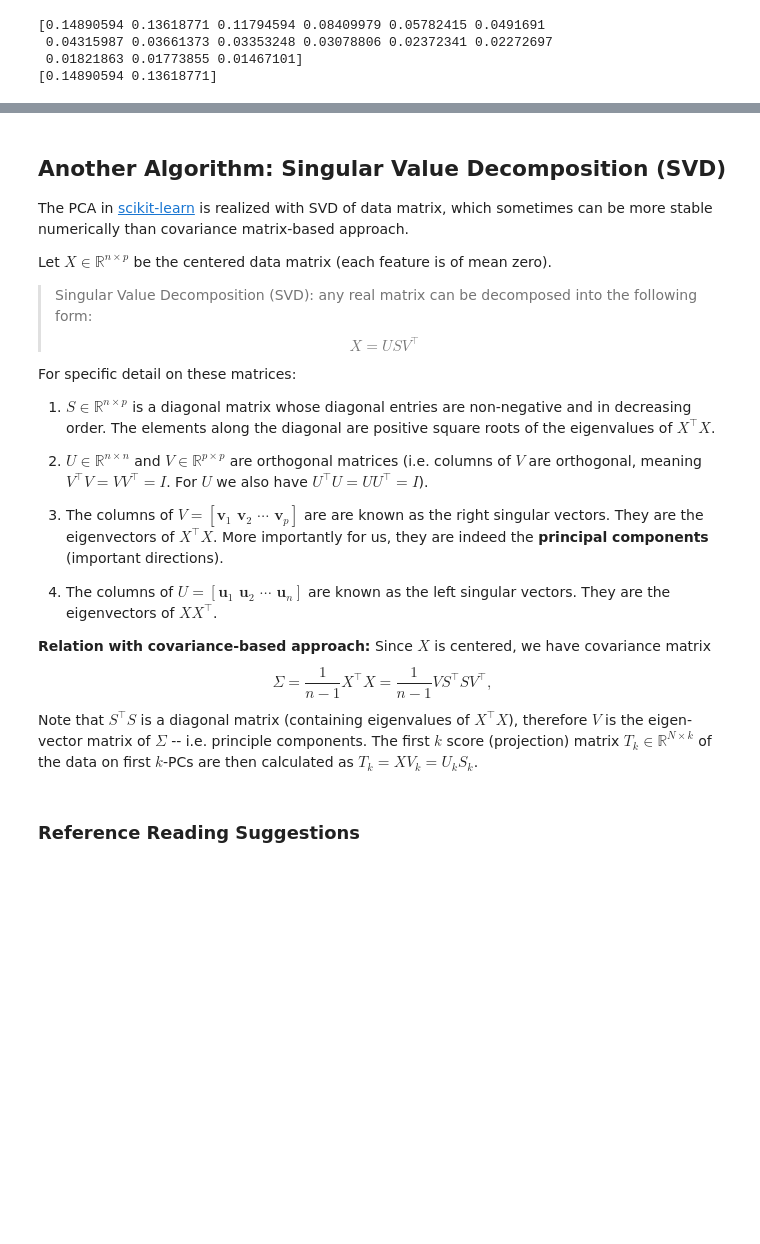
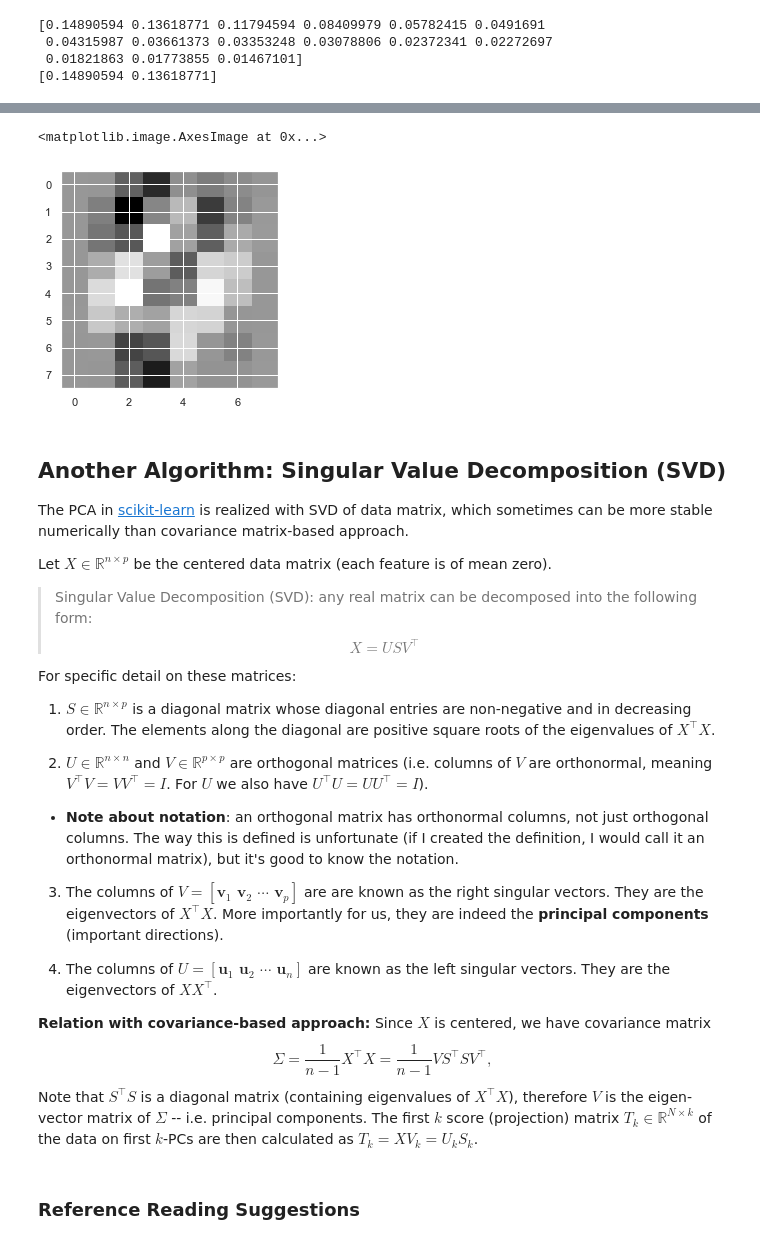
Before and after one commit to smithla-math/UCI_MATH_10, a Jupyter notebook: sections/sec_13/section_13.ipynb, the cells around one changed output, grey strips where cells are left out. Drawn from its saved outputs; the diff is of its cells as text; code cells hidden in the pictures; blank space fills up the shorter version.

```diff
--- a/sections/sec_13/section_13.ipynb
+++ b/sections/sec_13/section_13.ipynb
@@ -205,3 +206,10 @@ print(X_pca[i,:],y[i])
+# %%
+X_approx = np.matmul(X_pca,pca.principal_components.T) #This is how the first 15 principal components approximate our image.
+
+plt.imshow(X_approx[i,:].reshape(8,8),cmap=plt.cm.gray)
+# %% [output]
+<matplotlib.image.AxesImage at 0x...>
+[figure, added]
 # %% [markdown]
 ## Another Algorithm: Singular Value Decomposition (SVD)
 
@@ -215,8 +223,8 @@ Let $X\in \mathbb{R}^{n\times p}$ be the centered data matrix (each feature is o
 For specific detail on these matrices:
 1. $S\in \mathbb{R}^{n\times p}$ is a diagonal matrix whose diagonal entries are non-negative and in decreasing order. The elements along the diagonal are positive square roots of the eigenvalues of $X^{\top}X$.
 
-2. $U\in \mathbb{R}^{n\times n}$ and $V\in \mathbb{R}^{p\times p}$ are orthogonal matrices (i.e. columns of $V$ are orthogonal, meaning $V^{\top}V = VV^{\top} = I$.  For $U$ we also have $U^{\top}U = UU^{\top} = I$).
-
+2. $U\in \mathbb{R}^{n\times n}$ and $V\in \mathbb{R}^{p\times p}$ are orthogonal matrices (i.e. columns of $V$ are orthonormal, meaning $V^{\top}V = VV^{\top} = I$.  For $U$ we also have $U^{\top}U = UU^{\top} = I$).
+  - **Note about notation**: an orthogonal matrix has orthonormal columns, not just orthogonal columns. The way this is defined is unfortunate (if I created the definition, I would call it an orthonormal matrix), but it's good to know the notation.
 3. The columns of $V= [\mathbf{v}_1\, \, \mathbf{v}_2 \, \, \cdots \, \, \mathbf{v}_p]$ are are known as the right singular vectors. They are the eigenvectors of $X^{\top}X$. More importantly for us, they are indeed the **principal components** (important directions).
 
 4. The columns of $U = [\mathbf{u}_1 \, \, \mathbf{u}_2 \, \, \cdots \, \, \mathbf{u}_n]$ are known as the left singular vectors. They are the eigenvectors of $XX^{\top}$.
@@ -224,7 +232,7 @@ For specific detail on these matrices:
 **Relation with covariance-based approach:**
 Since $X$ is centered, we have covariance matrix $$\Sigma = \frac{1}{n-1}X^{\top}X=\frac{1}{n-1}V S^{\top}SV^{\top},$$
 
-Note that $S^{\top}S$ is a diagonal matrix (containing eigenvalues of $X^{\top}X$), therefore $V$ is the eigen-vector matrix of $\Sigma$ -- i.e. principle components. The first $k$ score (projection) matrix $T_{k}\in\mathbb{R}^{N\times k}$ of the data on first $k$-PCs are then calculated as $T_{k}=XV_{k}=U_{k}S_{k}$.
+Note that $S^{\top}S$ is a diagonal matrix (containing eigenvalues of $X^{\top}X$), therefore $V$ is the eigen-vector matrix of $\Sigma$ -- i.e. principal components. The first $k$ score (projection) matrix $T_{k}\in\mathbb{R}^{N\times k}$ of the data on first $k$-PCs are then calculated as $T_{k}=XV_{k}=U_{k}S_{k}$.
 # %% [markdown]
 ### Reference Reading Suggestions
 # %% [markdown]
```
Also changed, not shown: parts of 8 cells of this notebook, 3 other files.
